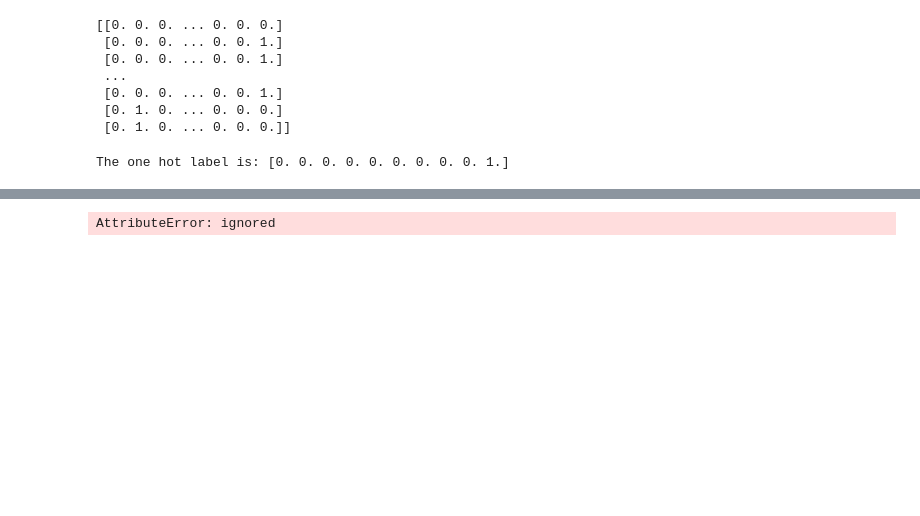
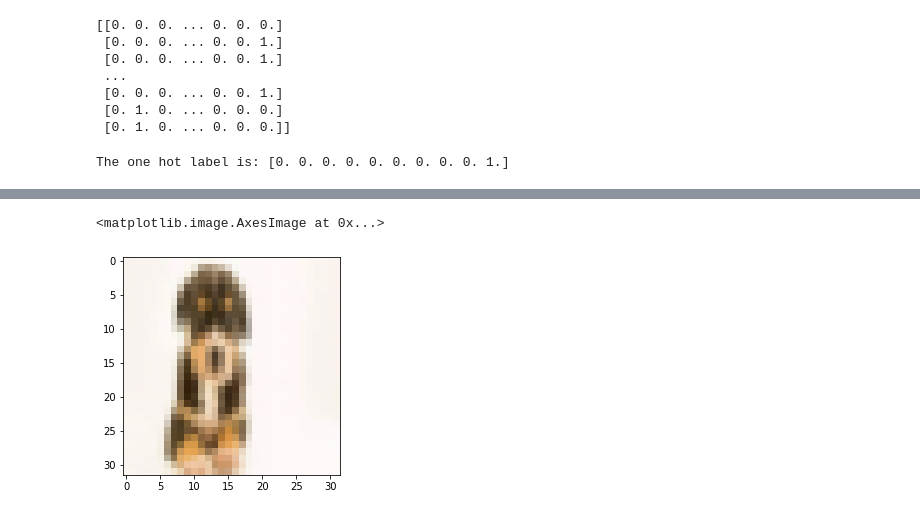
Before and after one commit to xtianu/CNN, a Jupyter notebook: CNN_example.ipynb, the cells around one changed output, grey strips where cells are left out. Saved outputs shown, nothing was run; the diff lists cells and outputs as text; code cells hidden in the pictures; blank space fills up the shorter version.

```diff
--- a/CNN_example.ipynb
+++ b/CNN_example.ipynb
@@ -311,11 +314,12 @@ Image of a cat that was uploaded
 # %%
 # ********************* Resize the image **************************************
 # Resize the image to a 32 x 32 pixel image with depth = 3, and show the image.
 from skimage.transform import resize
-my_image_resized = resize(I, (32,32,3))
-Image(my_image_resized)
+my_image_resized = resize(my_image, (32,32,3))
+plt.imshow(my_image_resized)
 # %% [output]
-AttributeError: ignored
+<matplotlib.image.AxesImage at 0x...>
+[figure, added]
 # %% [markdown]
 ![alt text](https://miro.medium.com/max/990/1*3GQqEuGOyYxTQOknU47DPg.png)
 
```
Also changed, not shown: parts of 13 cells of this notebook.
